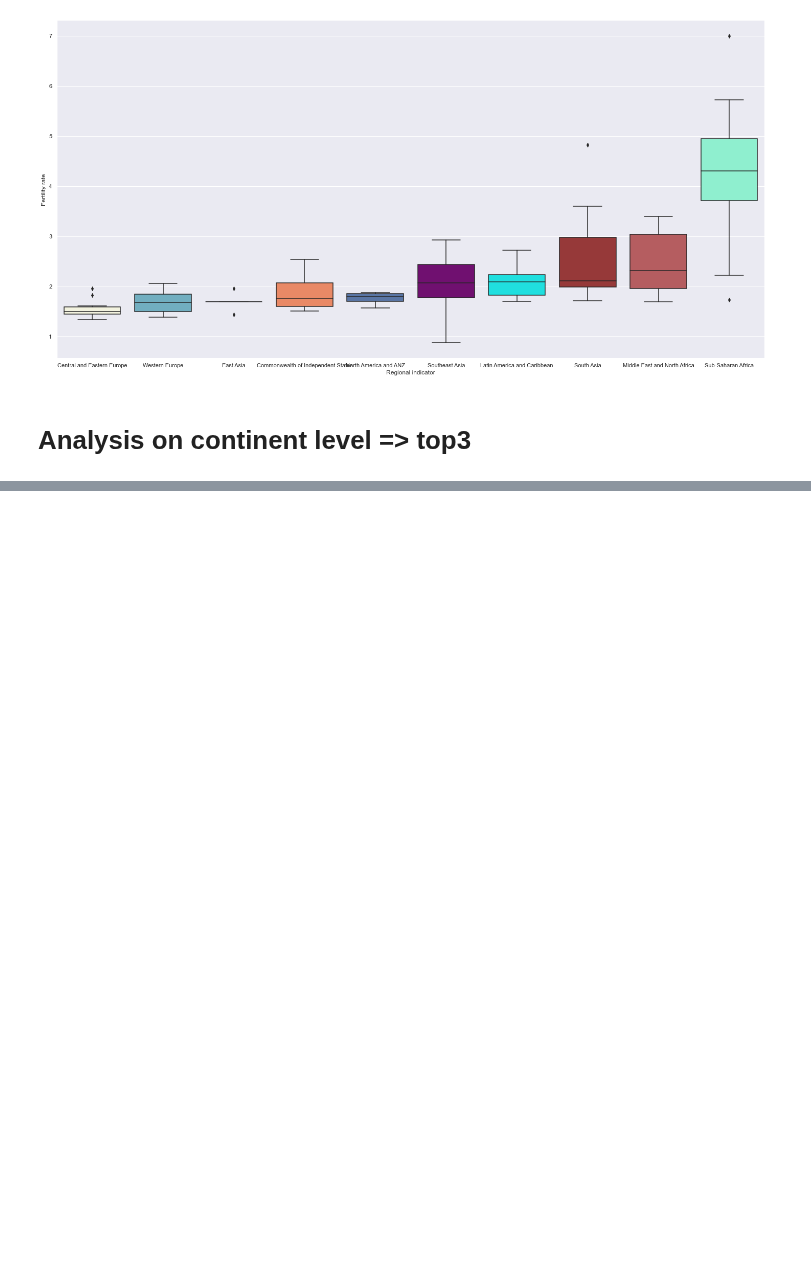
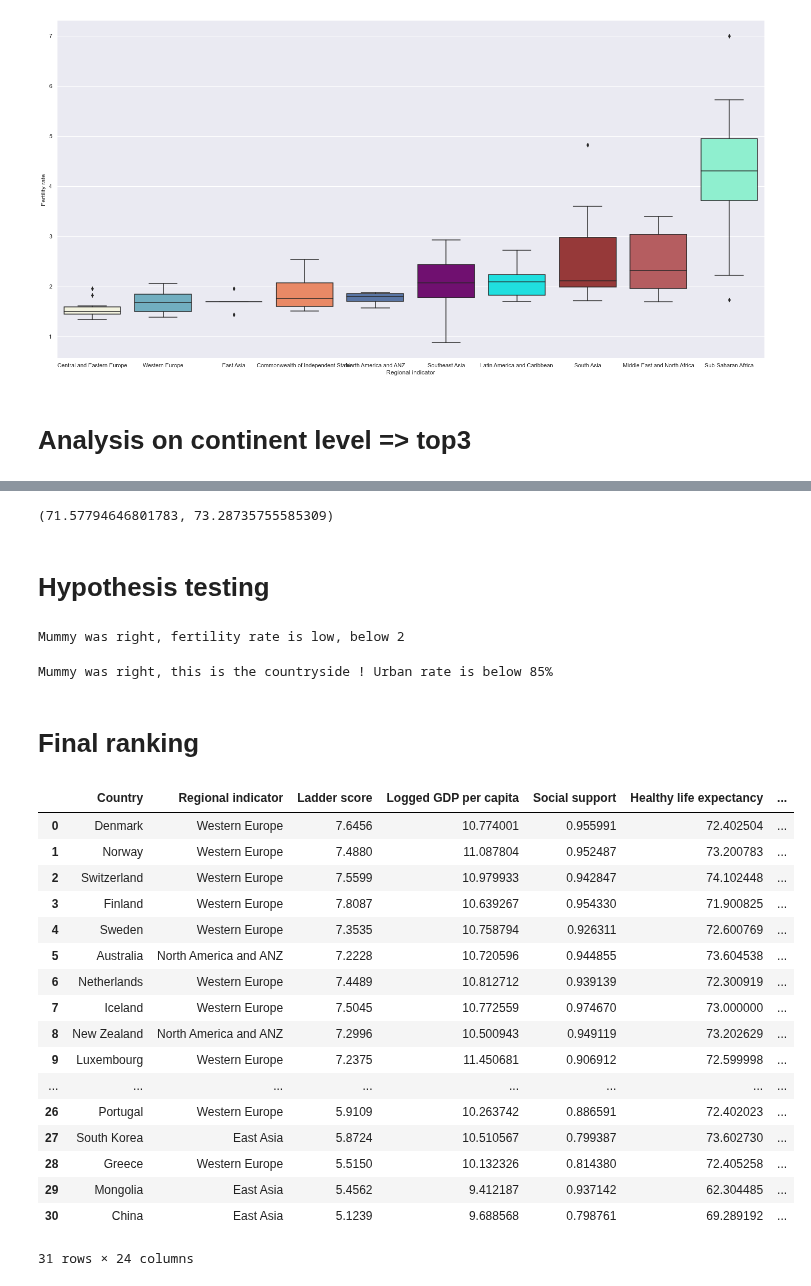
Before and after one commit to AuroreSupiot/WorldHappiness, a Jupyter notebook: Project Happiness - clean.ipynb, the cells around one changed output, grey strips where cells are left out. Cells and saved outputs as stored; diff of their text form; code cells hidden in the pictures; blank space fills up the shorter version.

```diff
--- a/Project Happiness - clean.ipynb
+++ b/Project Happiness - clean.ipynb
@@ -258,0 +274,64 @@ top3.to_excel('top3.xlsx', index=False)
+# %%
+#on health life
+age = list(top3['Healthy life expectancy'])
+norm.interval(0.95,loc=np.mean(age),scale=np.std(age)/np.sqrt(len(age)))
+# %% [output]
+(71.57794646801783, 73.28735755585309)
+# %% [markdown]
+#  Hypothesis testing
+# %%
+#on fertility value
+from scipy.stats import  ttest_ind,ttest_1samp
+p_two_sided=0.05
+p_one_sided=p_two_sided/2
+
+st, pvalue=ttest_1samp(top3['Fertility rate'],2)
+if p_one_sided> pvalue and st<0:
+    print('Mummy was right, fertility rate is low, below 2')
+else: print('Bullshit')
+# %% [output]
+Mummy was right, fertility rate is low, below 2
+# %%
+#on urban rate
+p_two_sided=0.05
+p_one_sided=p_two_sided/2
+
+st, pvalue=ttest_1samp(top3['Urban Population (%)'],85)
+if p_one_sided> pvalue and st<0:
+    print('Mummy was right, this is the countryside ! Urban rate is below 85%')
+else: print('Bullshit')
+# %% [output]
+Mummy was right, this is the countryside ! Urban rate is below 85%
+# %% [markdown]
+# Final ranking
+# %%
+final_top=top3.copy()
+
+for i in final_top.iloc[:, np.r_[1:7,10,11]]:
+        final_top["Rank_"+i] = final_top[i].rank(ascending=0)
+for i in final_top.iloc[:, np.r_[8,9]]:
+        final_top["Rank_"+i] = final_top[i].rank(ascending=1)
+
+final_top['final_score']=final_top.iloc[:, np.r_[12:21]].sum(axis=1)
+final_top['old_rank']=top3.index
+
+final_top.sort_values(by='final_score', ascending=True, inplace=True, ignore_index=True)
+# %% [output]
+|  | Country | Regional indicator | Ladder score | Logged GDP per capita | Social support | Healthy life expectancy | ... |
+| 0 | Denmark | Western Europe | 7.6456 | 10.774001 | 0.955991 | 72.402504 | ... |
+| 1 | Norway | Western Europe | 7.4880 | 11.087804 | 0.952487 | 73.200783 | ... |
+| 2 | Switzerland | Western Europe | 7.5599 | 10.979933 | 0.942847 | 74.102448 | ... |
+| 3 | Finland | Western Europe | 7.8087 | 10.639267 | 0.954330 | 71.900825 | ... |
+| 4 | Sweden | Western Europe | 7.3535 | 10.758794 | 0.926311 | 72.600769 | ... |
+| 5 | Australia | North America and ANZ | 7.2228 | 10.720596 | 0.944855 | 73.604538 | ... |
+| 6 | Netherlands | Western Europe | 7.4489 | 10.812712 | 0.939139 | 72.300919 | ... |
+| 7 | Iceland | Western Europe | 7.5045 | 10.772559 | 0.974670 | 73.000000 | ... |
+| 8 | New Zealand | North America and ANZ | 7.2996 | 10.500943 | 0.949119 | 73.202629 | ... |
+| 9 | Luxembourg | Western Europe | 7.2375 | 11.450681 | 0.906912 | 72.599998 | ... |
+| ... | ... | ... | ... | ... | ... | ... | ... |
+| 26 | Portugal | Western Europe | 5.9109 | 10.263742 | 0.886591 | 72.402023 | ... |
+| 27 | South Korea | East Asia | 5.8724 | 10.510567 | 0.799387 | 73.602730 | ... |
+| 28 | Greece | Western Europe | 5.5150 | 10.132326 | 0.814380 | 72.405258 | ... |
+| 29 | Mongolia | East Asia | 5.4562 | 9.412187 | 0.937142 | 62.304485 | ... |
+| 30 | China | East Asia | 5.1239 | 9.688568 | 0.798761 | 69.289192 | ... |
+31 rows × 24 columns
```
Also changed, not shown: parts of 6 cells of this notebook, 6 other files.
